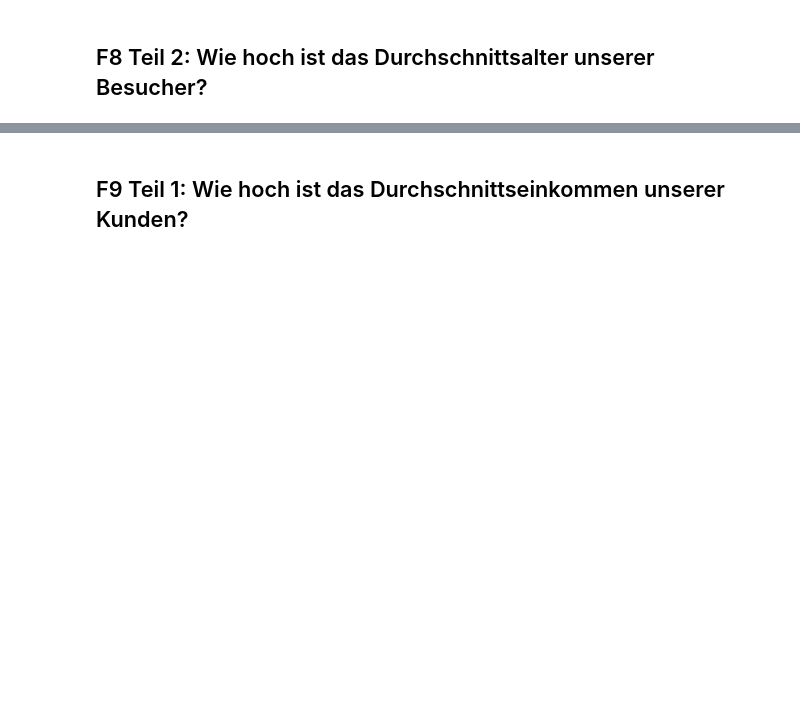
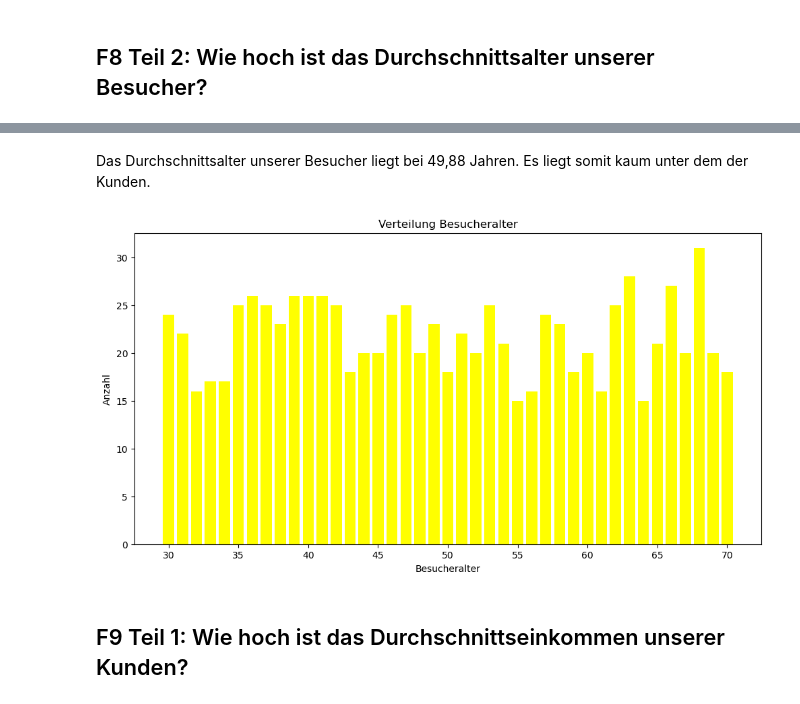
Before and after one commit to 24fabienne/final_projectSS24_Group10, a Jupyter notebook: Presentation.ipynb, the cells around one changed output, grey strips where cells are left out. Cells and saved outputs as stored; diff of their text form; code cells hidden in the pictures; blank space fills up the shorter version.

```diff
--- a/Presentation.ipynb
+++ b/Presentation.ipynb
@@ -107,3 +199,18 @@ Besucher_Durchschnittsalter_2
+# %% [markdown]
+Das Durchschnittsalter unserer Besucher liegt bei 49,88 Jahren. Es liegt somit kaum unter dem der Kunden.
+# %%
+Häufigkeiten2_sortiert = dp_2["Alter"].value_counts().sort_index()
+
+plt.figure(figsize=(12,6))
+plt.bar(Häufigkeiten2_sortiert.index, Häufigkeiten2_sortiert, color = "yellow")
+
+plt.title("Verteilung Besucheralter")
+plt.xlabel("Besucheralter")
+plt.ylabel("Anzahl")
+
+plt.show()
+# %% [output]
+[figure, added]
 # %% [markdown]
 ## F9 Teil 1: Wie hoch ist das Durchschnittseinkommen unserer Kunden?
 # %%
```
Also changed, not shown: parts of 53 cells of this notebook.
